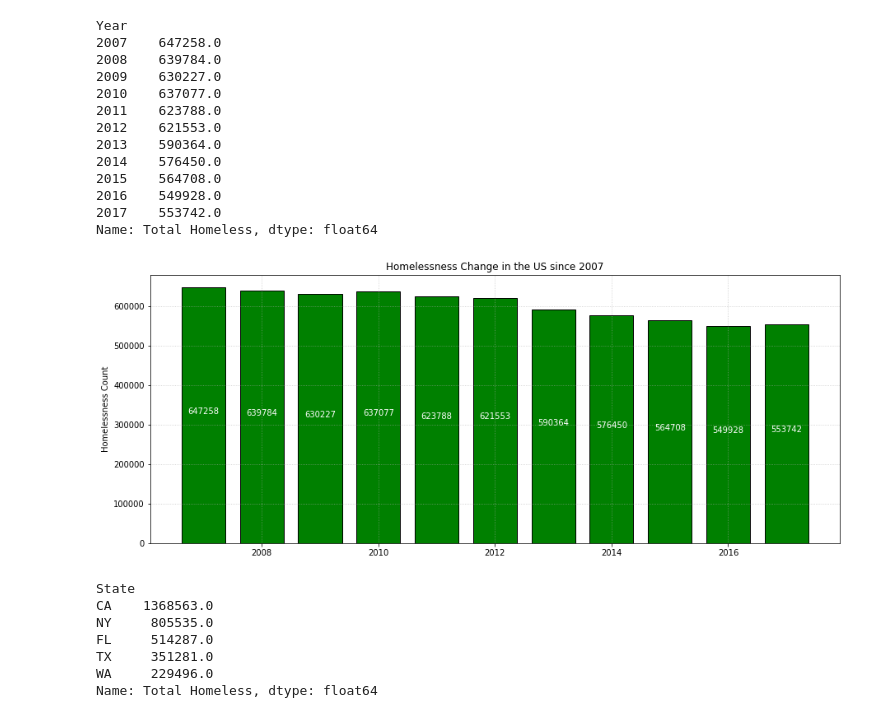
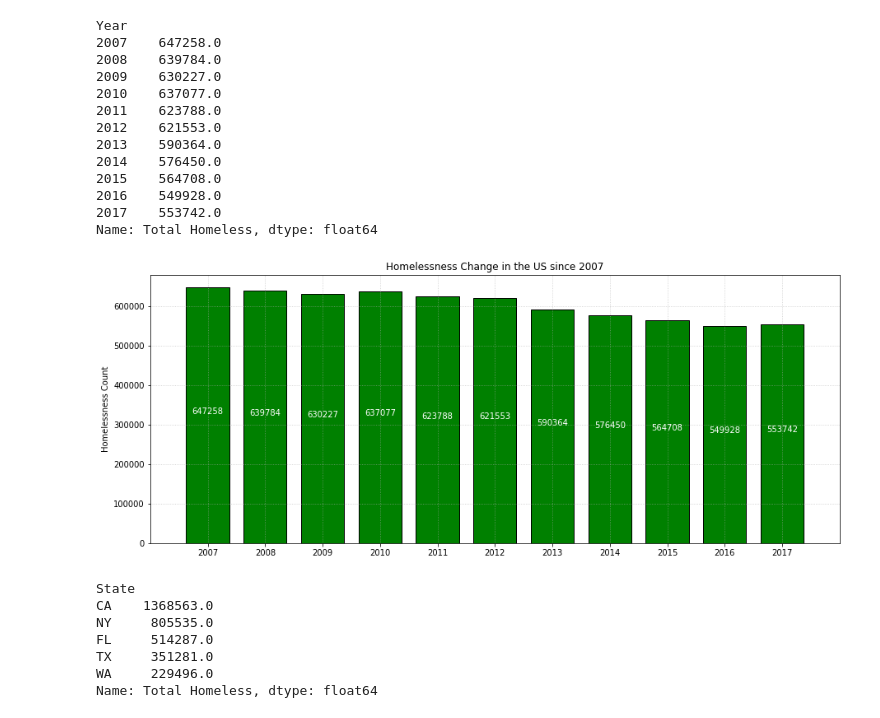
Before and after one commit to jag0717/UCB-Project1, a Jupyter notebook: data/Homeless_Vs_Housing_Analysis.ipynb, the cells around one changed output. Cells and saved outputs as stored; diff of their text form; code cells hidden in the pictures.

```diff
--- a/data/Homeless_Vs_Housing_Analysis.ipynb
+++ b/data/Homeless_Vs_Housing_Analysis.ipynb
@@ -45,34 +45,35 @@ Name: Total Homeless, dtype: float64
 # %%
 # Homelessness Change in the US since 2007
 # Set values for X, Y axis and bar width
 fig = plt.figure(figsize=(15,6))
 x = hud_consolgroup_data.index
 y = hud_consolgroup_data
 bar_width = 0.75
 edgecolor = 'black'
 
 # Plot Bar Chart
 bars = plt.bar(x, y, bar_width, color="g", ec=edgecolor, lw=1)
 
 # Set Graph Properties
 plt.ylabel('Homelessness Count')
 plt.title('Homelessness Change in the US since 2007')
 plt.grid(True,linestyle=':', alpha=0.7)
+plt.xlim(2006, x.max()+1)
+plt.xticks(x, hud_consolgroup_data.index)
 
-# plt.xticks(tick_locations, cities)
 # Set the bar value inside each bar
 for bar in bars:
         height = bar.get_height()
         plt.text(bar.get_x() + bar.get_width()/2., 0.5*height,
                 '%s' % (str(int(height))),
                 ha='center', va='bottom', color="white")
 # Save the figure
 plt.savefig("Homelessness_Summary.png")
 
 # Show graph
 plt.show()
 # %% [output]
-[figure, old version]
+[figure, new version]
 # %%
 hud_state_group = hud_consol_df.groupby(["State"])["Total Homeless"].sum()
 hud_state_group.sort_values(ascending=False).head()
```
Also changed, not shown: parts of 8 cells of this notebook.
